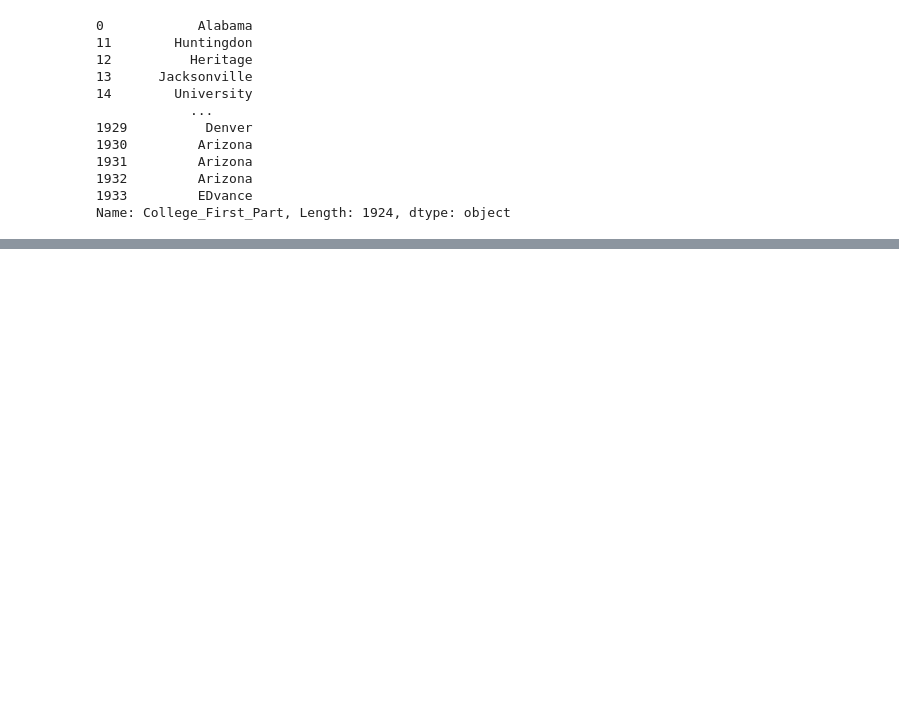
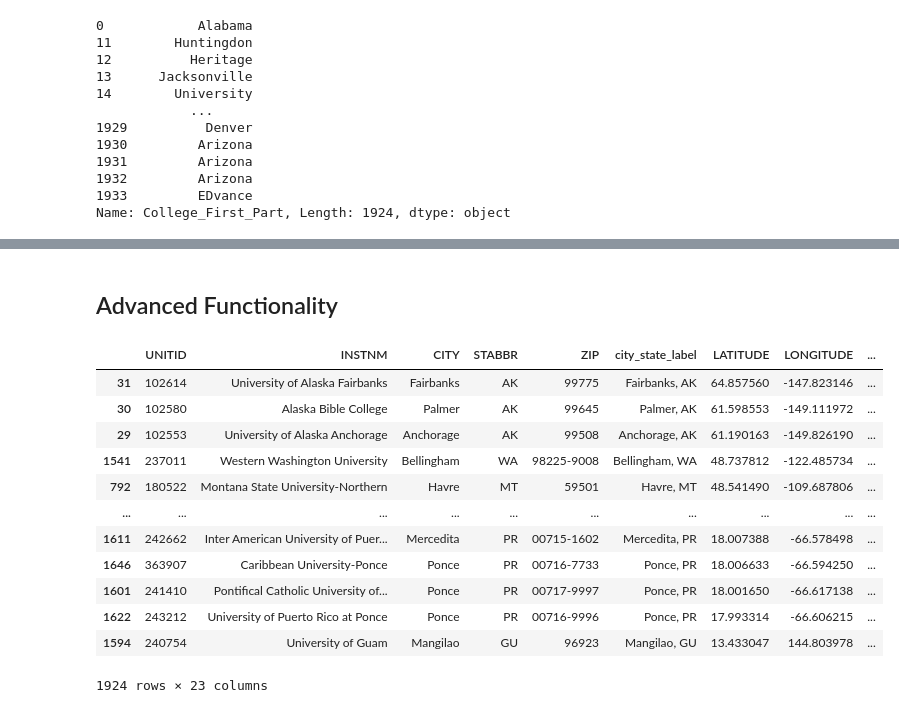
Before and after one commit to aranya-code/py-data-sandbox, a Jupyter notebook: pandas_scratchpad.ipynb, the cells around one changed output, grey strips where cells are left out. Cells and saved outputs as stored; diff of their text form; code cells hidden in the pictures; blank space fills up the shorter version.

Commit message:
Add pandas data analysis notebook with enrollment categorization and grouping

```diff
--- a/pandas_scratchpad.ipynb
+++ b/pandas_scratchpad.ipynb
@@ -291,0 +302,3 @@ Name: College_First_Part, Length: 1924, dtype: object
+# %%
+# Adding a custom column with evalution
+data['Enrollment_Category']= data['undergraduate_enrollment_primary'].apply(lambda x: 'low' if x < 500 else ('medium' if x<=5000 else 'high'))
@@ -291,0 +369,22 @@ Name: College_First_Part, Length: 1924, dtype: object
+# %% [markdown]
+## Advanced Functionality
+# %%
+# Ranking data based on a column
+data['Ranked_LATITUDE'] = data['LATITUDE'].rank()
+# %%
+# Ranking data based on ranked result
+data.sort_values(['Ranked_LATITUDE'], ascending=False)
+# %% [output]
+|  | UNITID | INSTNM | CITY | STABBR | ZIP | city_state_label | LATITUDE | LONGITUDE | ... |
+| 31 | 102614 | University of Alaska Fairbanks | Fairbanks | AK | 99775 | Fairbanks, AK | 64.857560 | -147.823146 | ... |
+| 30 | 102580 | Alaska Bible College | Palmer | AK | 99645 | Palmer, AK | 61.598553 | -149.111972 | ... |
+| 29 | 102553 | University of Alaska Anchorage | Anchorage | AK | 99508 | Anchorage, AK | 61.190163 | -149.826190 | ... |
+| 1541 | 237011 | Western Washington University | Bellingham | WA | 98225-9008 | Bellingham, WA | 48.737812 | -122.485734 | ... |
+| 792 | 180522 | Montana State University-Northern | Havre | MT | 59501 | Havre, MT | 48.541490 | -109.687806 | ... |
+| ... | ... | ... | ... | ... | ... | ... | ... | ... | ... |
+| 1611 | 242662 | Inter American University of Puer... | Mercedita | PR | 00715-1602 | Mercedita, PR | 18.007388 | -66.578498 | ... |
+| 1646 | 363907 | Caribbean University-Ponce | Ponce | PR | 00716-7733 | Ponce, PR | 18.006633 | -66.594250 | ... |
+| 1601 | 241410 | Pontifical Catholic University of... | Ponce | PR | 00717-9997 | Ponce, PR | 18.001650 | -66.617138 | ... |
+| 1622 | 243212 | University of Puerto Rico at Ponce | Ponce | PR | 00716-9996 | Ponce, PR | 17.993314 | -66.606215 | ... |
+| 1594 | 240754 | University of Guam | Mangilao | GU | 96923 | Mangilao, GU | 13.433047 | 144.803978 | ... |
+1924 rows × 23 columns
```
Also changed, not shown: parts of 8 cells of this notebook.
